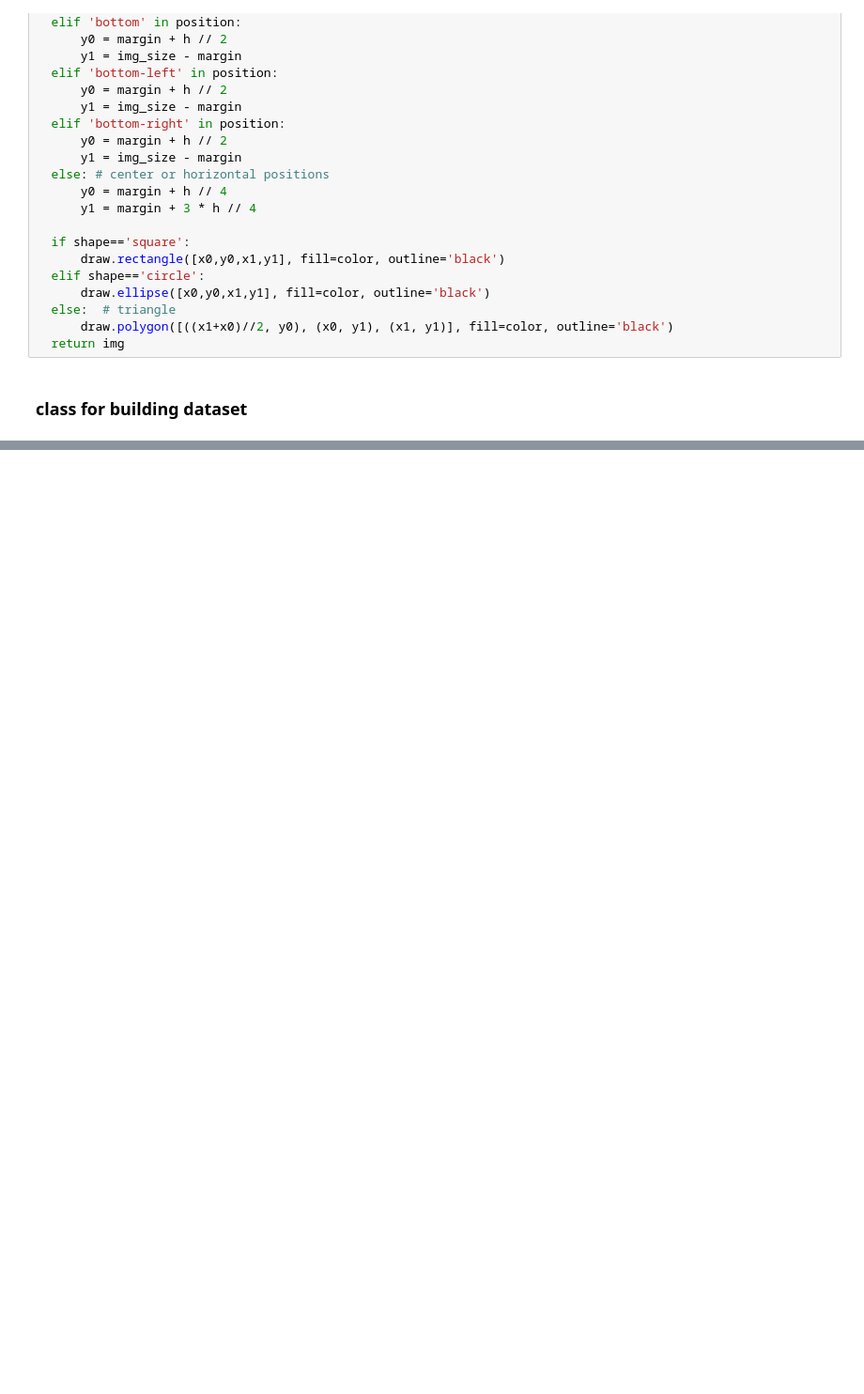
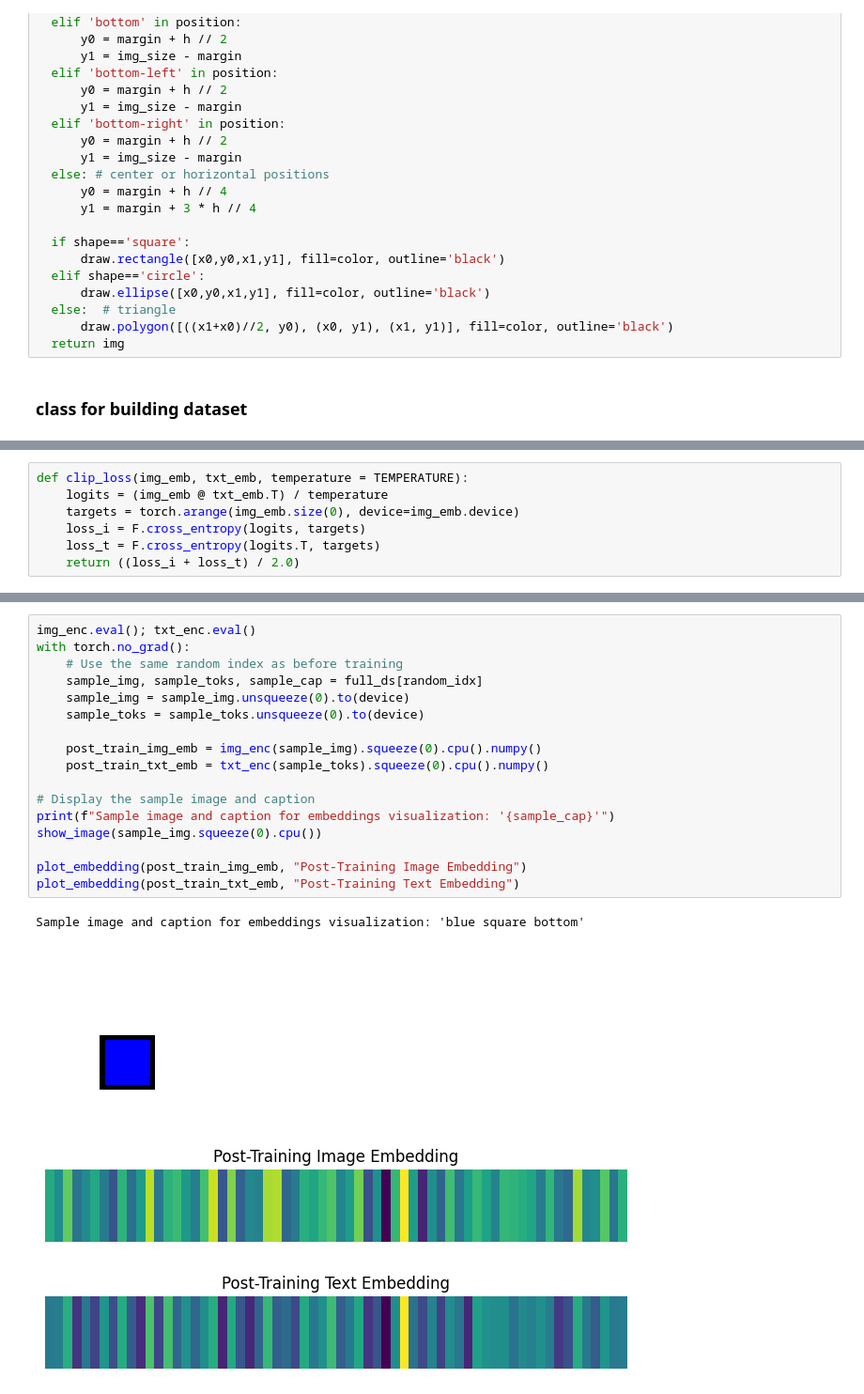
Before and after one commit to abgoswam/ml_scratch_pad_01, a Jupyter notebook: vision_week_7_vlm/a.ipynb, the cells around one changed output, grey strips where cells are left out. Shown at 94% size. Saved outputs shown, nothing was run; the diff lists cells and outputs as text; blank space fills up the shorter version.

```diff
--- a/vision_week_7_vlm/a.ipynb
+++ b/vision_week_7_vlm/a.ipynb
@@ -110,0 +213,7 @@ class ShapesDataset():
+# %%
+def clip_loss(img_emb, txt_emb, temperature = TEMPERATURE):
+    logits = (img_emb @ txt_emb.T) / temperature
+    targets = torch.arange(img_emb.size(0), device=img_emb.device)
+    loss_i = F.cross_entropy(logits, targets)
+    loss_t = F.cross_entropy(logits.T, targets)
+    return ((loss_i + loss_t) / 2.0)
@@ -110,0 +307,22 @@ class ShapesDataset():
+# %%
+img_enc.eval(); txt_enc.eval()
+with torch.no_grad():
+    # Use the same random index as before training
+    sample_img, sample_toks, sample_cap = full_ds[random_idx]
+    sample_img = sample_img.unsqueeze(0).to(device)
+    sample_toks = sample_toks.unsqueeze(0).to(device)
+
+    post_train_img_emb = img_enc(sample_img).squeeze(0).cpu().numpy()
+    post_train_txt_emb = txt_enc(sample_toks).squeeze(0).cpu().numpy()
+
+# Display the sample image and caption
+print(f"Sample image and caption for embeddings visualization: '{sample_cap}'")
+show_image(sample_img.squeeze(0).cpu())
+
+plot_embedding(post_train_img_emb, "Post-Training Image Embedding")
+plot_embedding(post_train_txt_emb, "Post-Training Text Embedding")
+# %% [output]
+Sample image and caption for embeddings visualization: 'blue square bottom'
+[figure, added]
+[figure, added]
+[figure, added]
```
Also changed, not shown: parts of 19 cells of this notebook, 3 other files.
